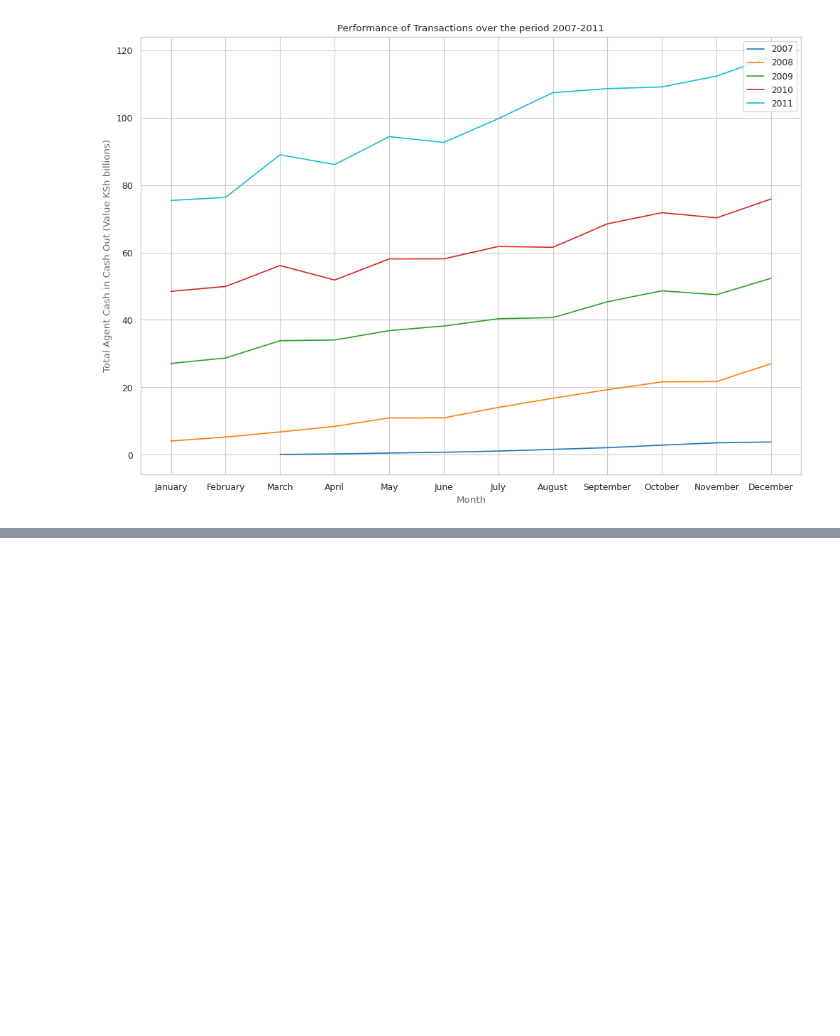
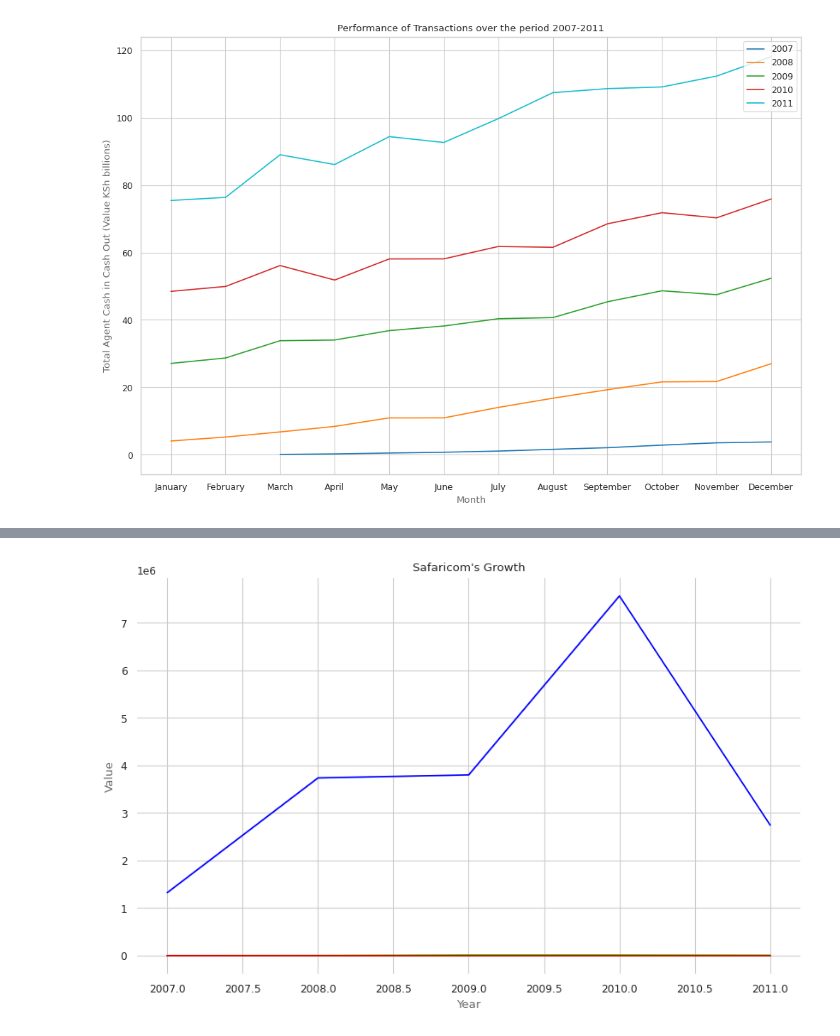
Before and after one commit to Murega14/Value-of-Transactions, a Jupyter notebook: transactions.ipynb, the cells around one changed output, grey strips where cells are left out. Saved outputs shown, nothing was run; the diff lists cells and outputs as text; code cells hidden in the pictures; blank space fills up the shorter version.

```diff
--- a/transactions.ipynb
+++ b/transactions.ipynb
@@ -427,0 +437,26 @@ Text(0, 0.5, 'Total Agent Cash in Cash Out (Value KSh billions)')
+# %%
+# Converting 'New Monthly Mobile Money Accounts' to float
+df['New Monthly Mobile Money Accounts'] = df['New Monthly Mobile Money Accounts'].astype(float)
+
+# Selecting columns for growth visualization
+grouped_columns = ['Annual Agents', 'Annual Mobile Money Accounts', 'Total Agent Cash in Cash Out (Volume Million)', 'Total Agent Cash in Cash Out (Value KSh billions)']
+
+# Setting the color palette
+colors = ['#00FF00', '#0000FF', '#000000', '#FF0000']
+
+# Create a figure and axis
+plt.figure(figsize=(10, 6))
+ax = plt.gca()
+
+# Plotting the growth of all variables
+for column, color in zip(grouped_columns, colors):
+    sns.lineplot(x='Year', y=column, color=color, data=period_one, ax=ax)
+
+plt.title("Safaricom's Growth")
+plt.xlabel('Year', color='dimgray')
+plt.ylabel('Value', color='dimgray')
+sns.despine(left=True, bottom=True)
+
+plt.show()
+# %% [output]
+[figure, added]
```
Also changed, not shown: parts of 5 cells of this notebook.
